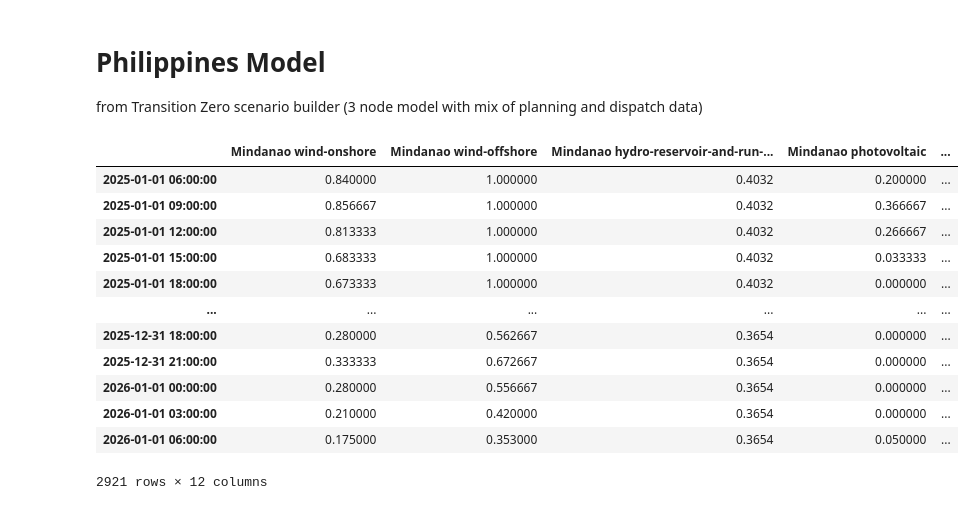
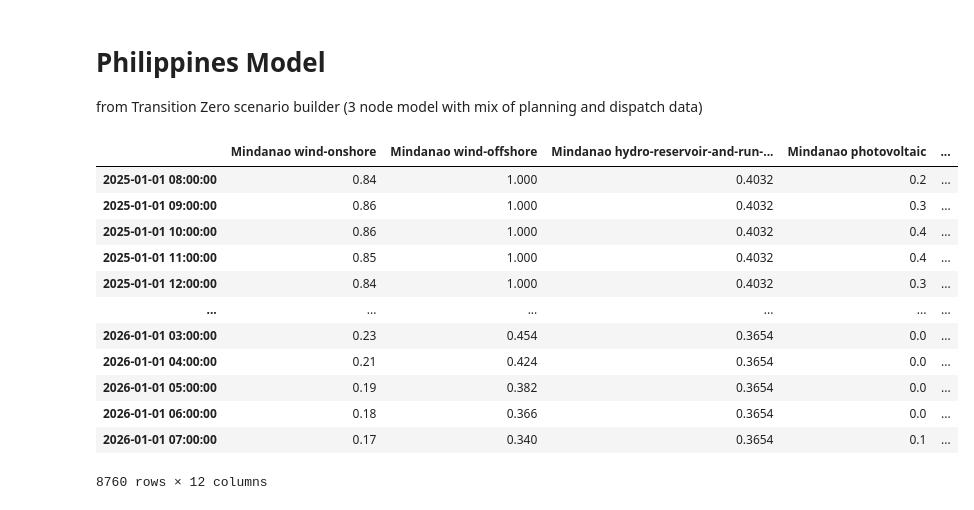
Before and after one commit to fneum/phl-workshop, a Jupyter notebook: phl/phl-network-preparation.ipynb, the cells around one changed output. Cells and saved outputs as stored; diff of their text form; code cells hidden in the pictures.

```diff
--- a/phl/phl-network-preparation.ipynb
+++ b/phl/phl-network-preparation.ipynb
@@ -24,26 +24,26 @@ p_set = p_set.resample("3h").mean()
 # %%
 p_max_pu = pd.read_csv("../data/Renewable Profile.csv")
 p_max_pu = p_max_pu.set_index(["year_part", "day_part", "node_name", "technology"])["default_data"].unstack(["node_name", "technology"], sort=False)
 p_max_pu.index = pd.date_range("2025-01-01", "2026-01-01", inclusive="left", freq="h")
 p_max_pu = p_max_pu.loc[:, ~p_max_pu.eq(1).all(axis=0)]
 p_max_pu.index = p_max_pu.index.tz_localize("UTC").tz_convert("Asia/Manila").tz_localize(None)
 p_max_pu.columns = p_max_pu.columns.get_level_values("node_name") + " " + p_max_pu.columns.get_level_values("technology")
-p_max_pu = p_max_pu.resample("3h").mean()
+# p_max_pu = p_max_pu.resample("3h").mean()
 p_max_pu
 # %% [output]
 |  | Mindanao wind-onshore | Mindanao wind-offshore | Mindanao hydro-reservoir-and-run-... | Mindanao photovoltaic | ... |
-| 2025-01-01 06:00:00 | 0.840000 | 1.000000 | 0.4032 | 0.200000 | ... |
-| 2025-01-01 09:00:00 | 0.856667 | 1.000000 | 0.4032 | 0.366667 | ... |
-| 2025-01-01 12:00:00 | 0.813333 | 1.000000 | 0.4032 | 0.266667 | ... |
-| 2025-01-01 15:00:00 | 0.683333 | 1.000000 | 0.4032 | 0.033333 | ... |
-| 2025-01-01 18:00:00 | 0.673333 | 1.000000 | 0.4032 | 0.000000 | ... |
+| 2025-01-01 08:00:00 | 0.84 | 1.000 | 0.4032 | 0.2 | ... |
+| 2025-01-01 09:00:00 | 0.86 | 1.000 | 0.4032 | 0.3 | ... |
+| 2025-01-01 10:00:00 | 0.86 | 1.000 | 0.4032 | 0.4 | ... |
+| 2025-01-01 11:00:00 | 0.85 | 1.000 | 0.4032 | 0.4 | ... |
+| 2025-01-01 12:00:00 | 0.84 | 1.000 | 0.4032 | 0.3 | ... |
 | ... | ... | ... | ... | ... | ... |
-| 2025-12-31 18:00:00 | 0.280000 | 0.562667 | 0.3654 | 0.000000 | ... |
-| 2025-12-31 21:00:00 | 0.333333 | 0.672667 | 0.3654 | 0.000000 | ... |
-| 2026-01-01 00:00:00 | 0.280000 | 0.556667 | 0.3654 | 0.000000 | ... |
-| 2026-01-01 03:00:00 | 0.210000 | 0.420000 | 0.3654 | 0.000000 | ... |
-| 2026-01-01 06:00:00 | 0.175000 | 0.353000 | 0.3654 | 0.050000 | ... |
+| 2026-01-01 03:00:00 | 0.23 | 0.454 | 0.3654 | 0.0 | ... |
+| 2026-01-01 04:00:00 | 0.21 | 0.424 | 0.3654 | 0.0 | ... |
+| 2026-01-01 05:00:00 | 0.19 | 0.382 | 0.3654 | 0.0 | ... |
+| 2026-01-01 06:00:00 | 0.18 | 0.366 | 0.3654 | 0.0 | ... |
+| 2026-01-01 07:00:00 | 0.17 | 0.340 | 0.3654 | 0.1 | ... |
-2921 rows × 12 columns
+8760 rows × 12 columns
 # %%
 generation = pd.read_csv("../data/Installed Capacity.csv").query("year == 2025 and interconnector.isna()").dropna(how='all', axis=1)
 generation.set_index(["node_name", "technology"], inplace=True)
```
Also changed, not shown: parts of 4 cells of this notebook, 2 other files.
